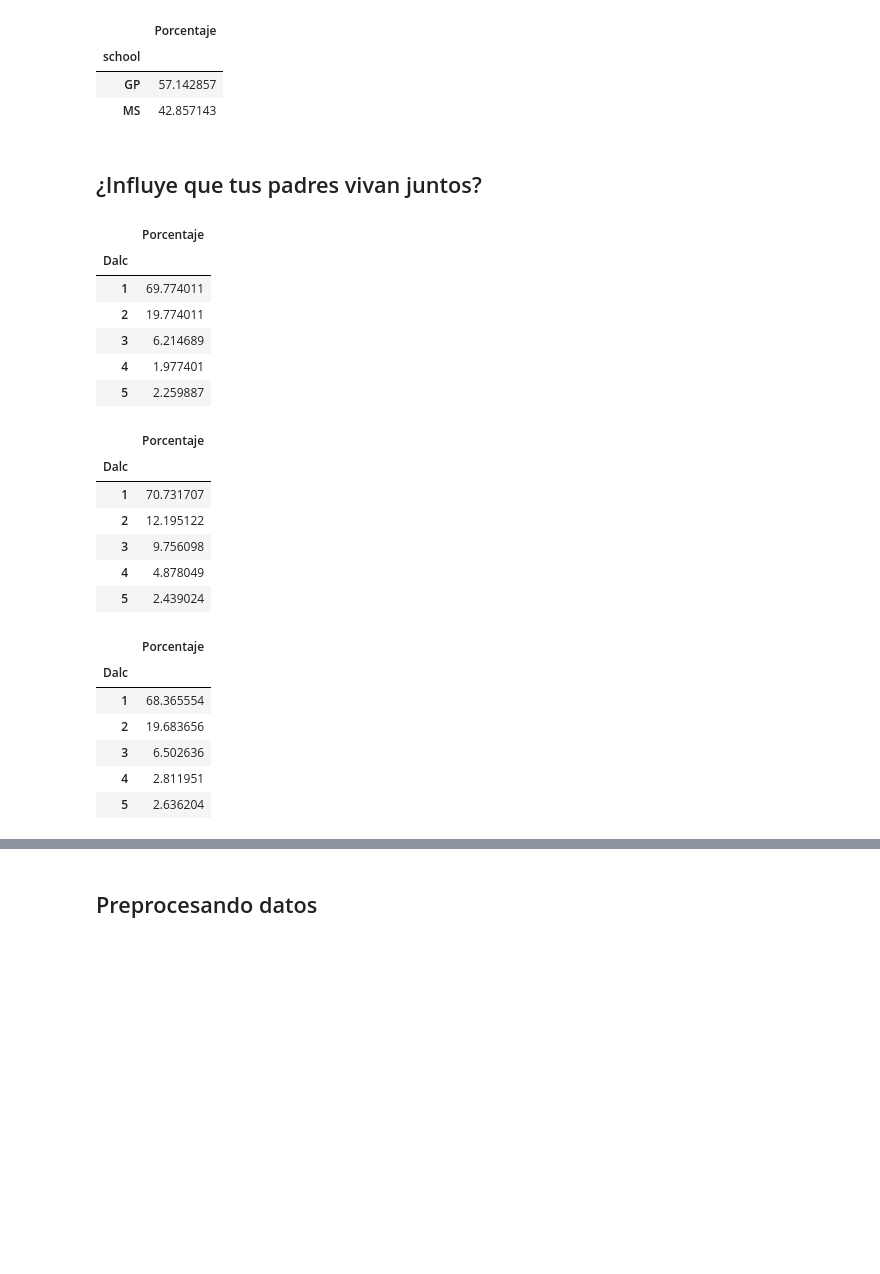
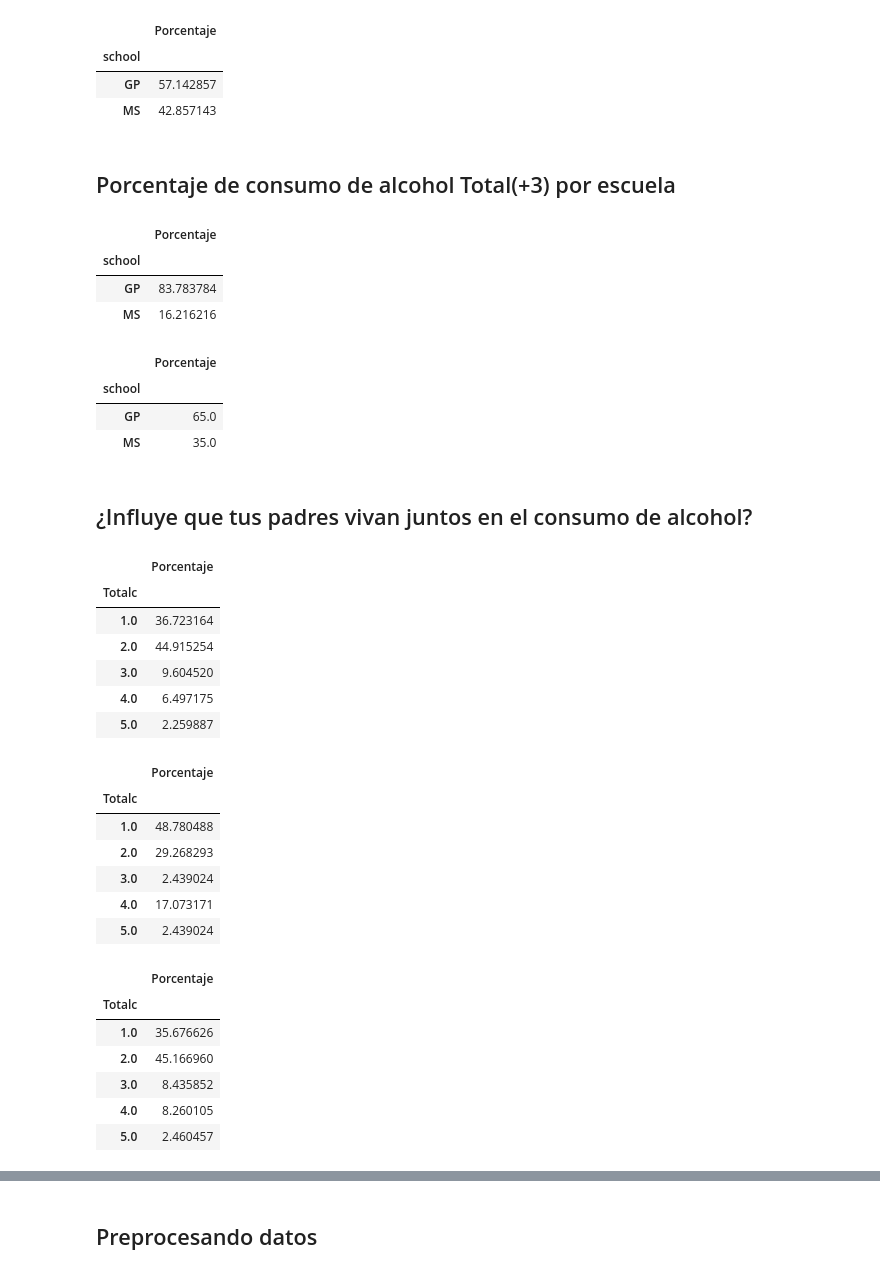
Before and after one commit to EMACC99/Student_Alcohol_Consumption, a Jupyter notebook: Analysis.ipynb, the cells around one changed output, grey strips where cells are left out. Saved outputs shown, nothing was run; the diff lists cells and outputs as text; code cells hidden in the pictures; blank space fills up the shorter version.

```diff
--- a/Analysis.ipynb
+++ b/Analysis.ipynb
@@ -78,6 +80,8 @@ Por_dataset
 | 647 | MS | M | 17 | U | LE3 | T | 3 | 1 | services | services | ... | ... |
 | 648 | MS | M | 18 | R | LE3 | T | 3 | 2 | services | other | ... | ... |
 649 rows × 33 columns
+# %%
+Por_dataset['Totalc'] = round((Por_dataset['Dalc']+ Por_dataset['Walc'])/2)
 # %% [markdown]
 # EDA
 # %% [markdown]
@@ -396,43 +402,63 @@ dschool_por
 | school |  |
 | GP | 57.142857 |
 | MS | 42.857143 |
+# %% [markdown]
+## Porcentaje de consumo de alcohol Total(+3) por escuela
+# %%
+dschool_mat = Mat_dataset[Mat_dataset['Totalc']>=3]
+dschool_mat = pd.DataFrame({'Porcentaje': dschool_mat.groupby(('school')).size() / len(dschool_mat) * 100})
+dschool_mat
+# %% [output]
+|  | Porcentaje |
+| school |  |
+| GP | 83.783784 |
+| MS | 16.216216 |
+# %%
+dschool_por = Por_dataset[Por_dataset['Totalc']>=3]
+dschool_por = pd.DataFrame({'Porcentaje': dschool_por.groupby(('school')).size() / len(dschool_por) * 100})
+dschool_por
+# %% [output]
+|  | Porcentaje |
+| school |  |
+| GP | 65.0 |
+| MS | 35.0 |
 # %% [markdown]
-## ¿Influye que tus padres vivan juntos?
+## ¿Influye que tus padres vivan juntos en el consumo de alcohol?
 # %%
 par_mat = Mat_dataset[Mat_dataset['Pstatus']=="T"]
-par_mat = pd.DataFrame({'Porcentaje': par_mat.groupby(('Dalc')).size() / len(par_mat) * 100})
+par_mat = pd.DataFrame({'Porcentaje': par_mat.groupby(('Totalc')).size() / len(par_mat) * 100})
 par_mat
 # %% [output]
 |  | Porcentaje |
-| Dalc |  |
-| 1 | 69.774011 |
-| 2 | 19.774011 |
-| 3 | 6.214689 |
-| 4 | 1.977401 |
-| 5 | 2.259887 |
+| Totalc |  |
+| 1.0 | 36.723164 |
+| 2.0 | 44.915254 |
+| 3.0 | 9.604520 |
+| 4.0 | 6.497175 |
+| 5.0 | 2.259887 |
 # %%
 par_mat2 = Mat_dataset[Mat_dataset['Pstatus']=="A"]
-par_mat2 = pd.DataFrame({'Porcentaje': par_mat2.groupby(('Dalc')).size() / len(par_mat2) * 100})
+par_mat2 = pd.DataFrame({'Porcentaje': par_mat2.groupby(('Totalc')).size() / len(par_mat2) * 100})
 par_mat2
 # %% [output]
 |  | Porcentaje |
-| Dalc |  |
-| 1 | 70.731707 |
-| 2 | 12.195122 |
-| 3 | 9.756098 |
-| 4 | 4.878049 |
-| 5 | 2.439024 |
+| Totalc |  |
+| 1.0 | 48.780488 |
+| 2.0 | 29.268293 |
+| 3.0 | 2.439024 |
+| 4.0 | 17.073171 |
+| 5.0 | 2.439024 |
 # %%
 par_por = Por_dataset[Por_dataset['Pstatus']=="T"]
-par_por = pd.DataFrame({'Porcentaje': par_por.groupby(('Dalc')).size() / len(par_por) * 100})
+par_por = pd.DataFrame({'Porcentaje': par_por.groupby(('Totalc')).size() / len(par_por) * 100})
 par_por
 # %% [output]
 |  | Porcentaje |
-| Dalc |  |
-| 1 | 68.365554 |
-| 2 | 19.683656 |
-| 3 | 6.502636 |
-| 4 | 2.811951 |
-| 5 | 2.636204 |
+| Totalc |  |
+| 1.0 | 35.676626 |
+| 2.0 | 45.166960 |
+| 3.0 | 8.435852 |
+| 4.0 | 8.260105 |
+| 5.0 | 2.460457 |
 # %%
 par_por2 = Por_dataset[Por_dataset['Pstatus']=="A"]
```
Also changed, not shown: parts of 89 cells of this notebook.
